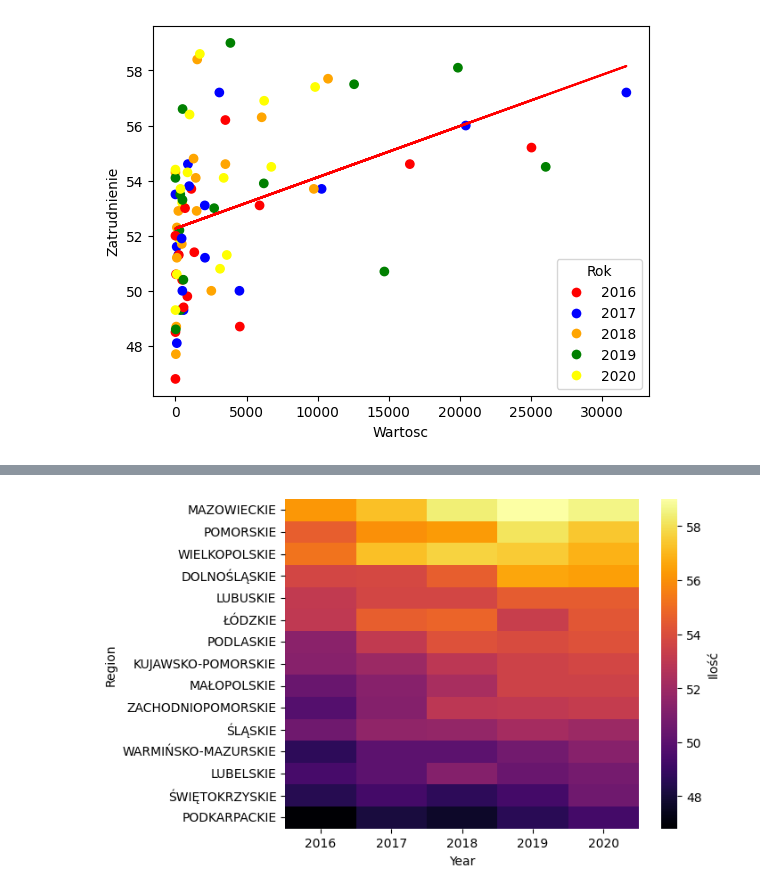
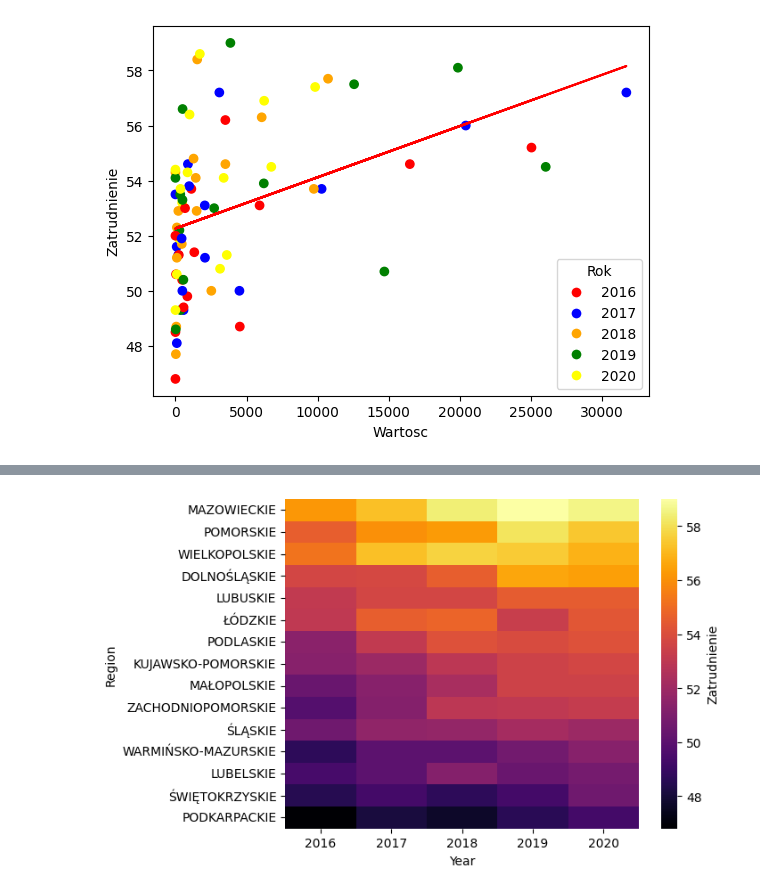
Before and after one commit to AleksandraJuchniewicz/Analiza-danych, a Jupyter notebook: Wykresy.ipynb, the cells around one changed output, grey strips where cells are left out. Saved outputs shown, nothing was run; the diff lists cells and outputs as text; code cells hidden in the pictures.

```diff
--- a/Wykresy.ipynb
+++ b/Wykresy.ipynb
@@ -844,7 +827,7 @@ cbar.set_label('Ilość', rotation=90)
 # %%
 cleared_data = df_all[~df_all["Region"].isin(["OPOLSKIE"])]
 ax = sns.heatmap(cleared_data.pivot(index="Region", columns="Year", values="Zatrudnienie").sort_values(by=2020,ascending=False), cmap='inferno')
 cbar = ax.collections[0].colorbar
-cbar.set_label('Ilość', rotation=90)
+cbar.set_label('Zatrudnienie', rotation=90)
 # %% [output]
-[figure, old version]
+[figure, new version]
```
Also changed, not shown: parts of 8 cells of this notebook.
